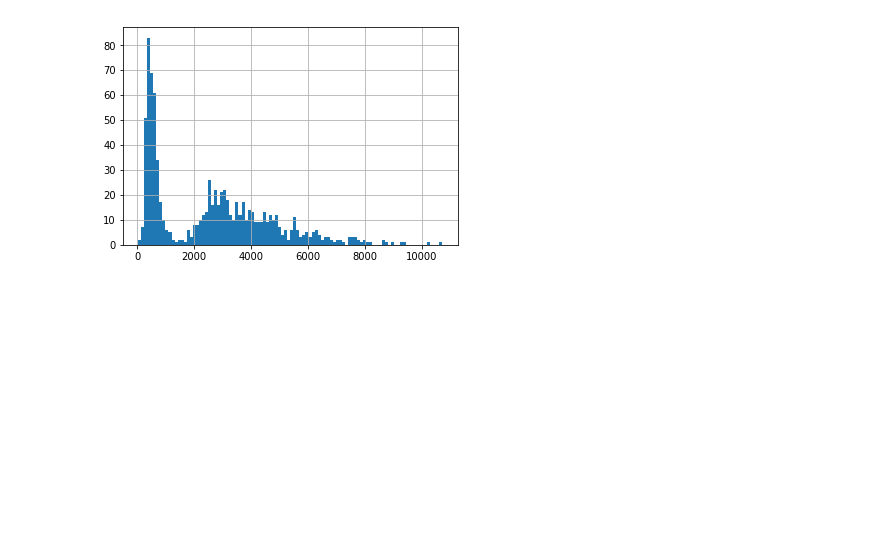
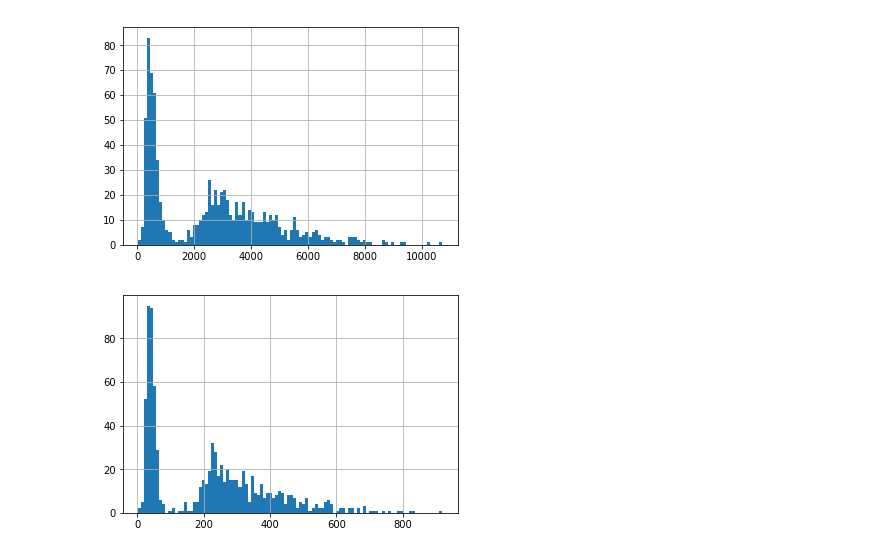
Before and after one commit to SallyPoon/LyftDS, a Jupyter notebook: Lyft_DS_Sam.ipynb, the cells around one changed output. Saved outputs shown, nothing was run; the diff lists cells and outputs as text; code cells hidden in the pictures; blank space fills up the shorter version.

```diff
--- a/Lyft_DS_Sam.ipynb
+++ b/Lyft_DS_Sam.ipynb
@@ -194,3 +149,8 @@ hist = combined_date['fare_avg'].hist(bins=100)
 hist = combined_date['fare_sum'].hist(bins=100)
 # %% [output]
 [figure]
+# %%
+# Histogram of the number of rides
+hist = combined_date['rides'].hist(bins=100)
+# %% [output]
+[figure, added]
```
Also changed, not shown: parts of 10 cells of this notebook.
